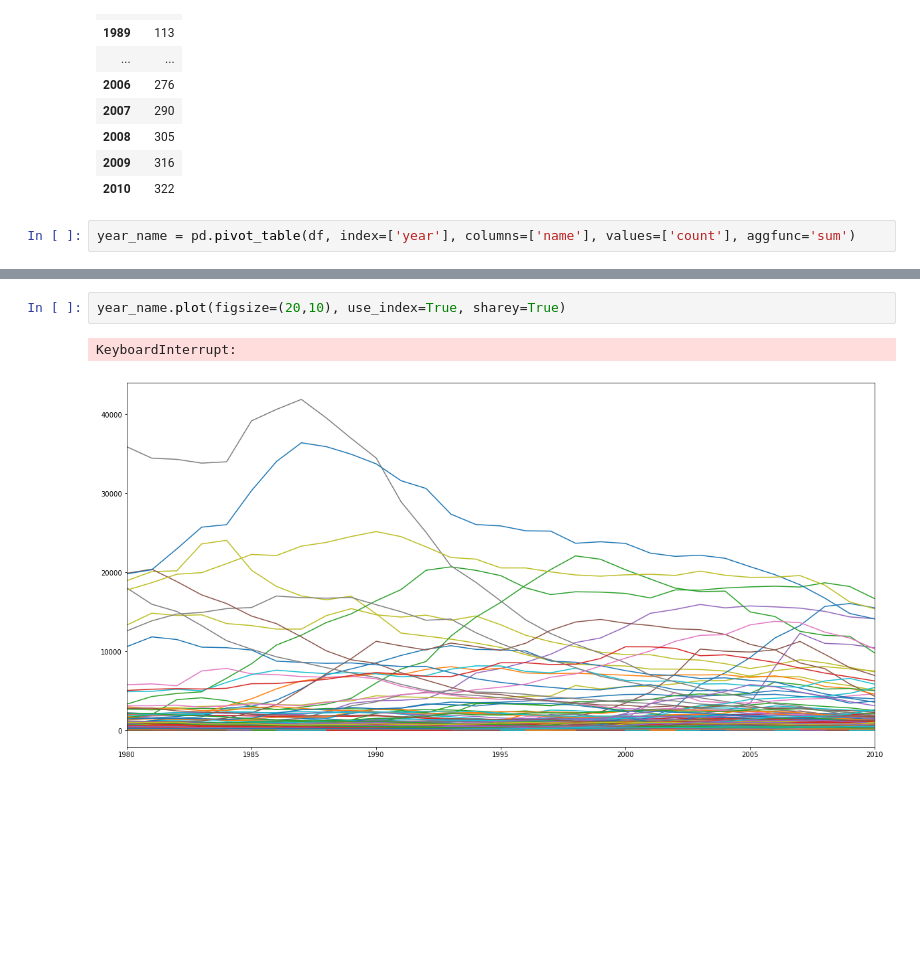
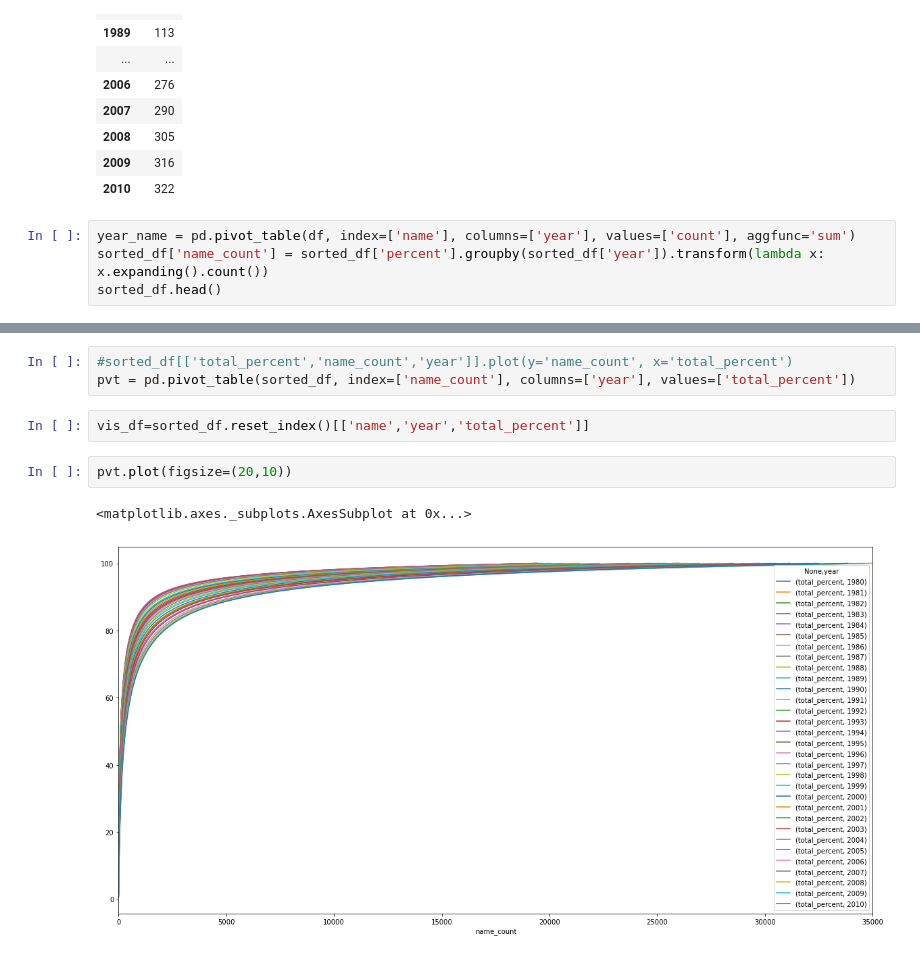
Before and after one commit to erlong15/bigdata_homework, a Jupyter notebook: homework2/homework2.ipynb, the cells around one changed output, grey strips where cells are left out. Saved outputs shown, nothing was run; the diff lists cells and outputs as text; blank space fills up the shorter version.

Commit message:
names to population graph

```diff
--- a/homework2/homework2.ipynb
+++ b/homework2/homework2.ipynb
@@ -143,4 +143,6 @@ condition_df[condition_df['total_percent'] <= condition_df['limit_percent']].res
 | 2009 | 316 |
 | 2010 | 322 |
 # %%
-year_name = pd.pivot_table(df, index=['year'], columns=['name'], values=['count'], aggfunc='sum')
+year_name = pd.pivot_table(df, index=['name'], columns=['year'], values=['count'], aggfunc='sum')
+sorted_df['name_count'] = sorted_df['percent'].groupby(sorted_df['year']).transform(lambda x: x.expanding().count())
+sorted_df.head()
@@ -170,5 +163,10 @@ year_name.head(30)
+# %%
+#sorted_df[['total_percent','name_count','year']].plot(y='name_count', x='total_percent')
+pvt = pd.pivot_table(sorted_df, index=['name_count'], columns=['year'], values=['total_percent'])
+# %%
+vis_df=sorted_df.reset_index()[['name','year','total_percent']]
 # %%
-year_name.plot(figsize=(20,10), use_index=True, sharey=True)
+pvt.plot(figsize=(20,10))
 # %% [output]
-KeyboardInterrupt:
+<matplotlib.axes._subplots.AxesSubplot at 0x...>
-[figure, old version]
+[figure, new version]
```
Also changed, not shown: parts of 4 cells of this notebook.
